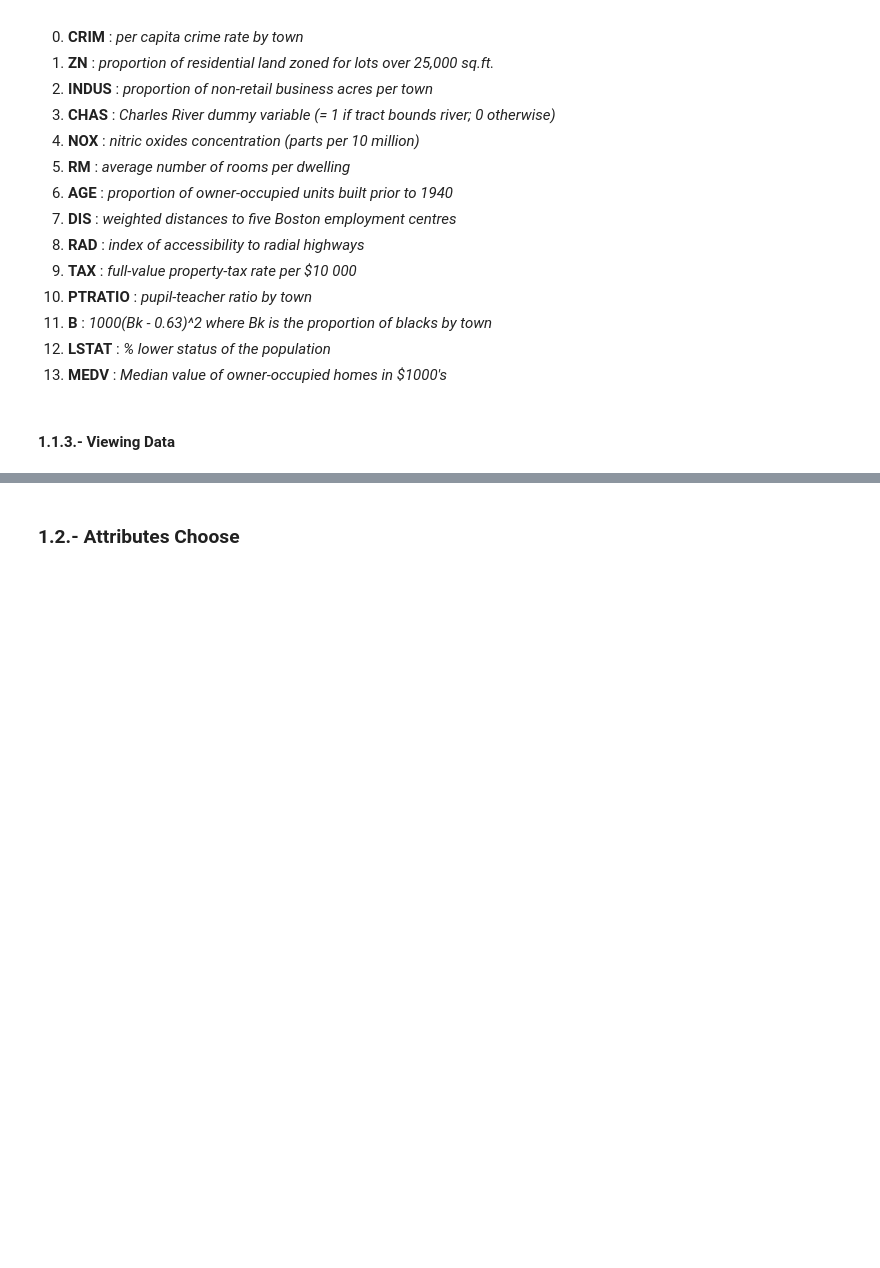
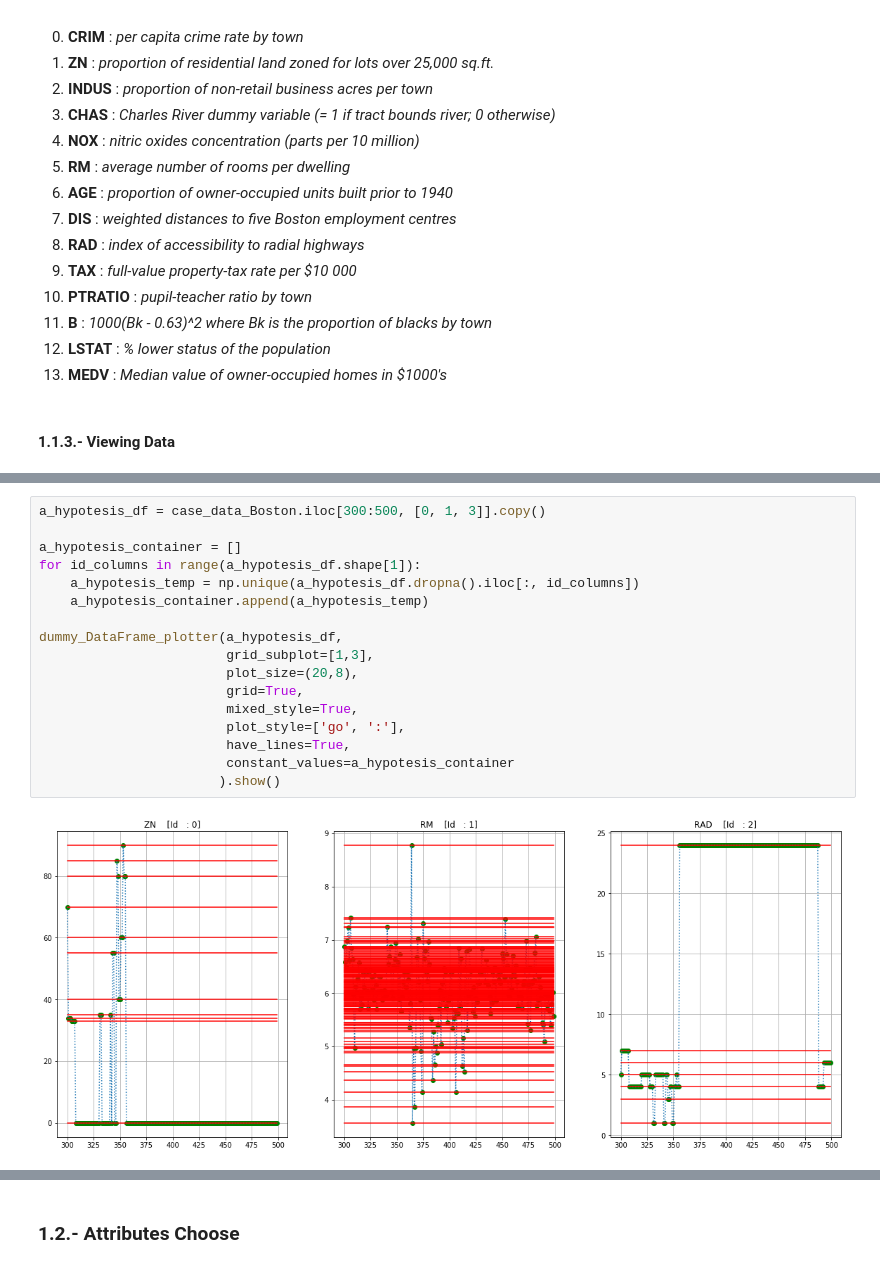
Before and after one commit to jahirmedinacs/datamining-p1, a Jupyter notebook: Practica1.ipynb, the cells around one changed output, grey strips where cells are left out. Drawn from its saved outputs; the diff is of its cells as text; blank space fills up the shorter version.

```diff
--- a/Practica1.ipynb
+++ b/Practica1.ipynb
@@ -73,0 +298,19 @@ boston_dataset
+# %%
+a_hypotesis_df = case_data_Boston.iloc[300:500, [0, 1, 3]].copy()
+
+a_hypotesis_container = []
+for id_columns in range(a_hypotesis_df.shape[1]):
+    a_hypotesis_temp = np.unique(a_hypotesis_df.dropna().iloc[:, id_columns])
+    a_hypotesis_container.append(a_hypotesis_temp)
+
+dummy_DataFrame_plotter(a_hypotesis_df,
+                        grid_subplot=[1,3],
+                        plot_size=(20,8),
+                        grid=True,
+                        mixed_style=True,
+                        plot_style=['go', ':'],
+                        have_lines=True,
+                        constant_values=a_hypotesis_container
+                       ).show()
+# %% [output]
+[figure, added]
```
Also changed, not shown: parts of 89 cells of this notebook, 17 other files.
